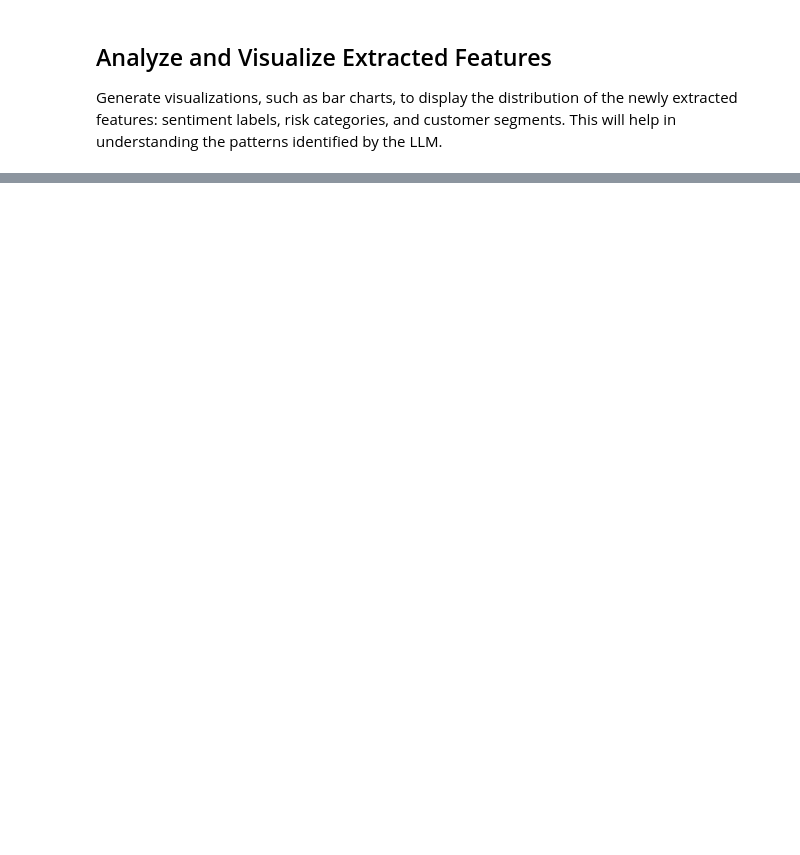
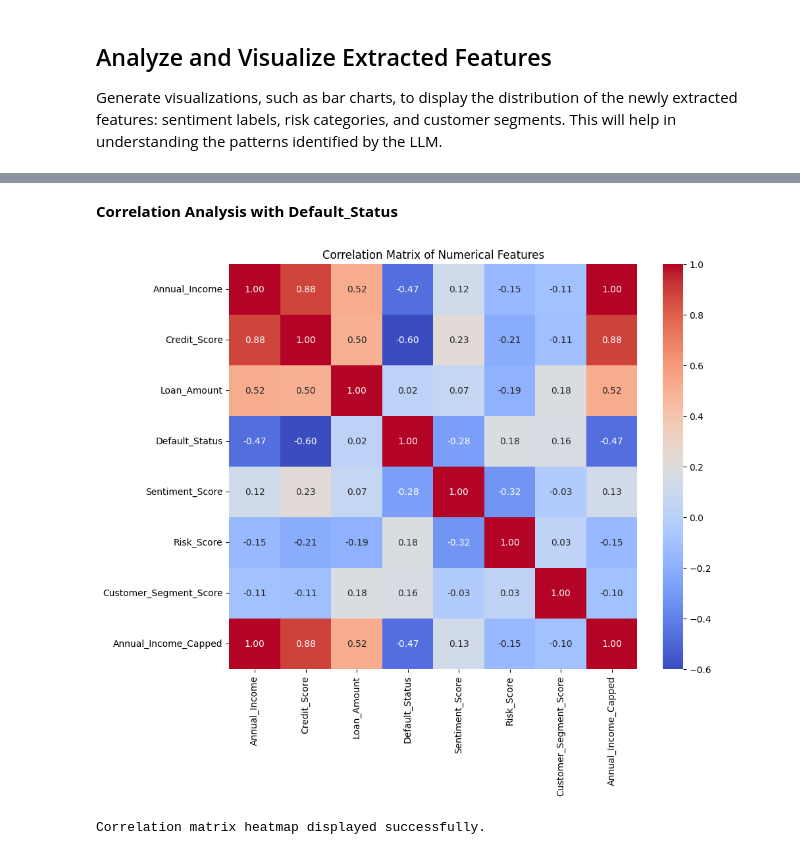
Before and after one commit to Wrynaft/FinancialDataMining, a Jupyter notebook: WIE3007_DM_GroupProject.ipynb, the cells around one changed output, grey strips where cells are left out. Cells and saved outputs as stored; diff of their text form; code cells hidden in the pictures; blank space fills up the shorter version.

```diff
--- a/WIE3007_DM_GroupProject.ipynb
+++ b/WIE3007_DM_GroupProject.ipynb
@@ -539,0 +786,15 @@ Error:
+# %% [markdown]
+**Correlation Analysis with Default_Status**
+# %%
+numerical_df = df.select_dtypes(include=['number'])
+
+correlation_matrix = numerical_df.corr()
+
+plt.figure(figsize=(10, 8))
+sns.heatmap(correlation_matrix, annot=True, cmap='coolwarm', fmt=".2f")
+plt.title('Correlation Matrix of Numerical Features')
+plt.show()
+print("Correlation matrix heatmap displayed successfully.")
+# %% [output]
+[figure, added]
+Correlation matrix heatmap displayed successfully.
```
Also changed, not shown: parts of 32 cells of this notebook.
